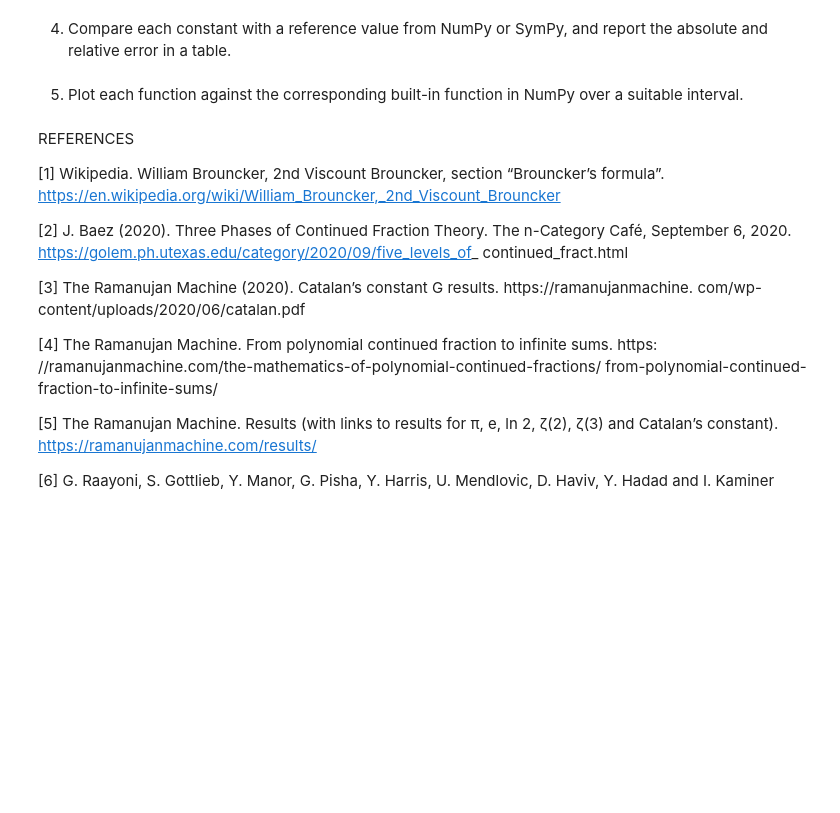
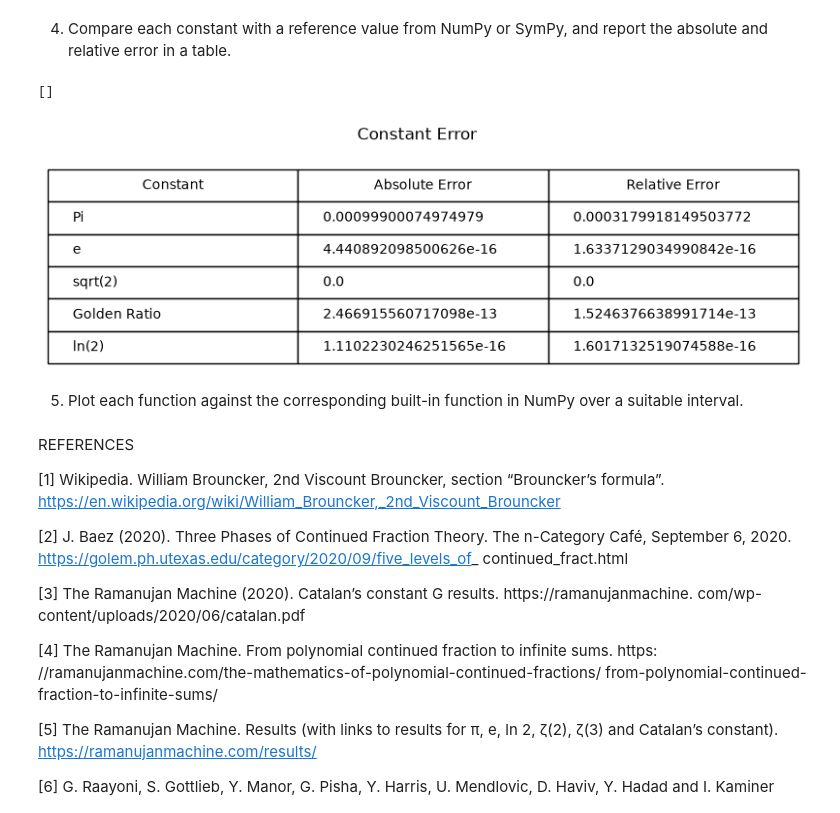
Before and after one commit to CarterTer/ContinuedFractionEvaluator, a Jupyter notebook: Math 300 Project 2.ipynb, the cells around one changed output. Drawn from its saved outputs; the diff is of its cells as text; code cells hidden in the pictures; blank space fills up the shorter version.

```diff
--- a/Math 300 Project 2.ipynb
+++ b/Math 300 Project 2.ipynb
@@ -215,6 +215,41 @@ NumPy value: 1.224744871391589
 # %% [markdown]
 4. Compare each constant with a reference value from NumPy or SymPy, and report the
 absolute and relative error in a table.
+# %%
+#Table cell values list
+values = []
+
+# Pi, Adds row for pi to table data.
+values.append(["Pi", np.abs(cf_pi(1000) - np.pi), np.abs((cf_pi(1000) - np.pi) / np.pi)])
+
+# e
+values.append(["e", np.abs(cf_e(30) - np.e), np.abs((cf_e(30) - np.e) / np.e)])
+
+#sqrt2
+values.append(["sqrt(2)", np.abs(cf_sqrt2(30) - np.sqrt(2)), np.abs((cf_sqrt2(30) - np.sqrt(2)) / np.sqrt(2))])
+
+#golden ratio
+values.append(["Golden Ratio", np.abs(cf_golden_ratio(30) - ((1 + np.sqrt(5)) / 2)), np.abs((cf_golden_ratio(30) - ((1 + np.sqrt(5)) / 2)) / ((1 + np.sqrt(5)) / 2))])
+
+# ln2
+values.append(["ln(2)", np.abs(cf_ln2(30) - np.log(2)), np.abs((cf_ln2(30) - np.log(2)) / np.log(2))])
+
+
+# table creation
+fig, tableplt = plt.subplots(figsize = (5, .5))
+fig.suptitle("Constant Error")
+
+# Turns off plot axis, leaves only table
+tableplt.axis("off")
+
+#table display
+table = tableplt.table(cellText = values, colLabels= ["Constant", "Absolute Error", "Relative Error"], cellLoc="left")
+table.scale(2, 2)
+
+plt.plot()
+# %% [output]
+[]
+[figure, added]
 # %% [markdown]
 5. Plot each function against the corresponding built-in function in NumPy over a suitable
 interval.
```
Also changed, not shown: parts of 1 cell of this notebook.
